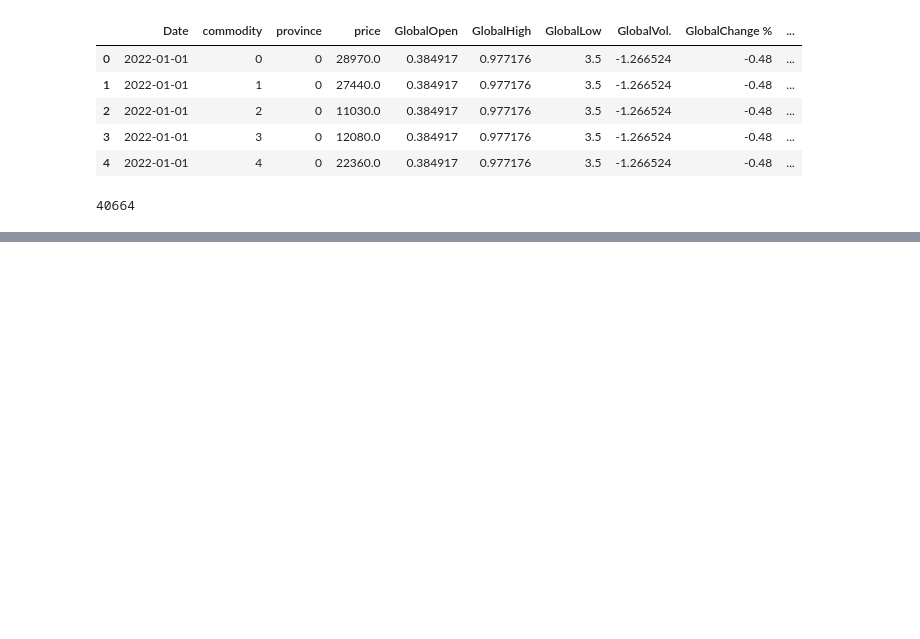
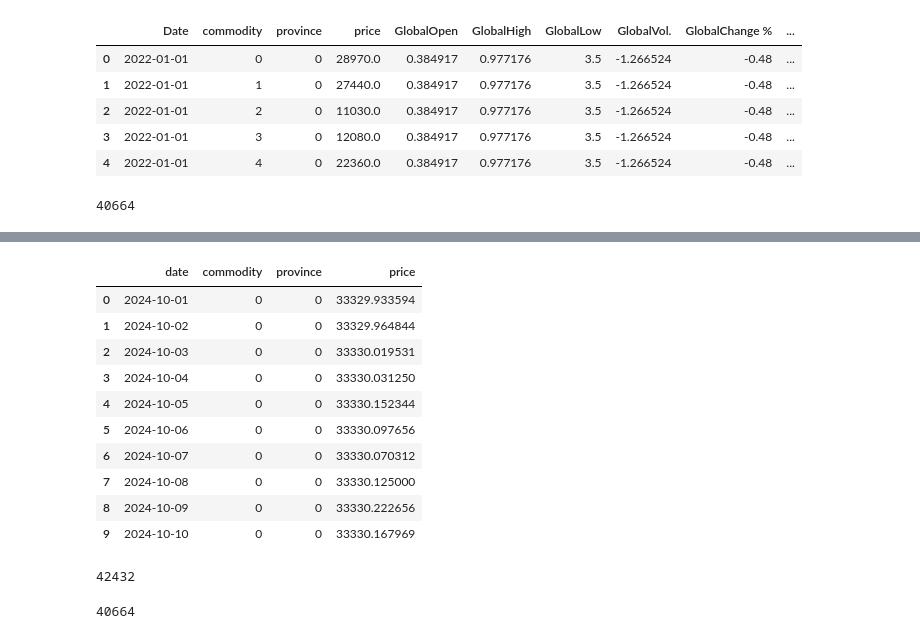
Before and after one commit to wllchrst/jwp-datavidia, a Jupyter notebook: t.ipynb, the cells around one changed output, grey strips where cells are left out. Cells and saved outputs as stored; diff of their text form; code cells hidden in the pictures; blank space fills up the shorter version.

```diff
--- a/t.ipynb
+++ b/t.ipynb
@@ -412,0 +557,18 @@ def predict_with_finetuned_model(
+# %%
+predictions_df.head(10)
+# %% [output]
+|  | date | commodity | province | price |
+| 0 | 2024-10-01 | 0 | 0 | 33329.933594 |
+| 1 | 2024-10-02 | 0 | 0 | 33329.964844 |
+| 2 | 2024-10-03 | 0 | 0 | 33330.019531 |
+| 3 | 2024-10-04 | 0 | 0 | 33330.031250 |
+| 4 | 2024-10-05 | 0 | 0 | 33330.152344 |
+| 5 | 2024-10-06 | 0 | 0 | 33330.097656 |
+| 6 | 2024-10-07 | 0 | 0 | 33330.070312 |
+| 7 | 2024-10-08 | 0 | 0 | 33330.125000 |
+| 8 | 2024-10-09 | 0 | 0 | 33330.222656 |
+| 9 | 2024-10-10 | 0 | 0 | 33330.167969 |
+# %%
+len(predictions_df)
+# %% [output]
+42432
@@ -412,0 +577,4 @@ def predict_with_finetuned_model(
+# %%
+len(filtered_df)
+# %% [output]
+40664
```
Also changed, not shown: parts of 17 cells of this notebook.
